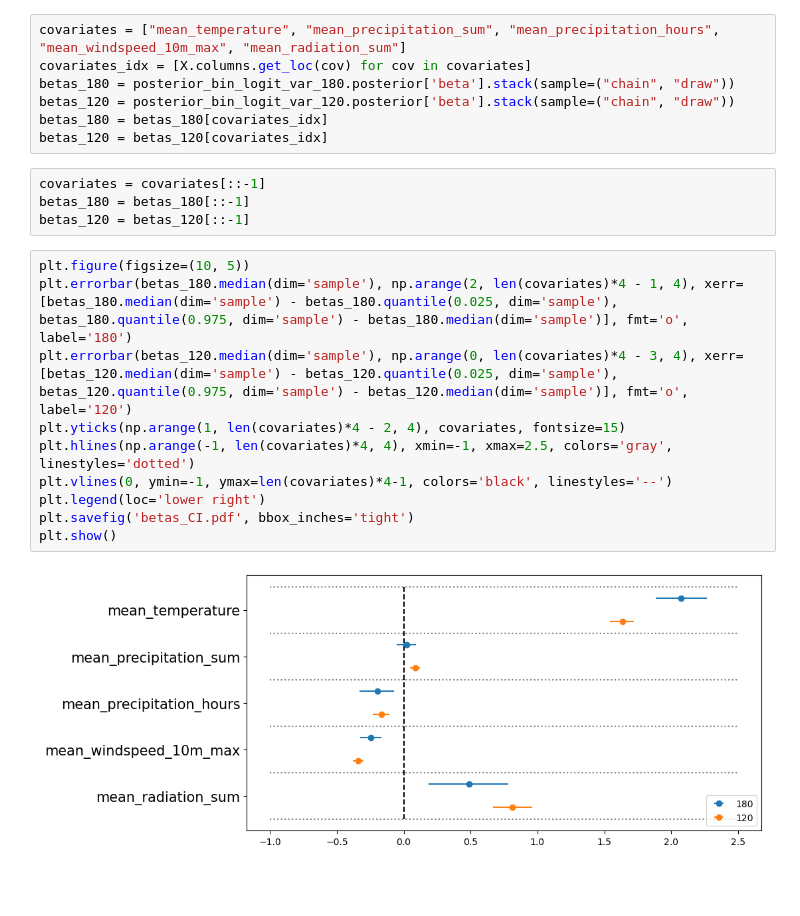
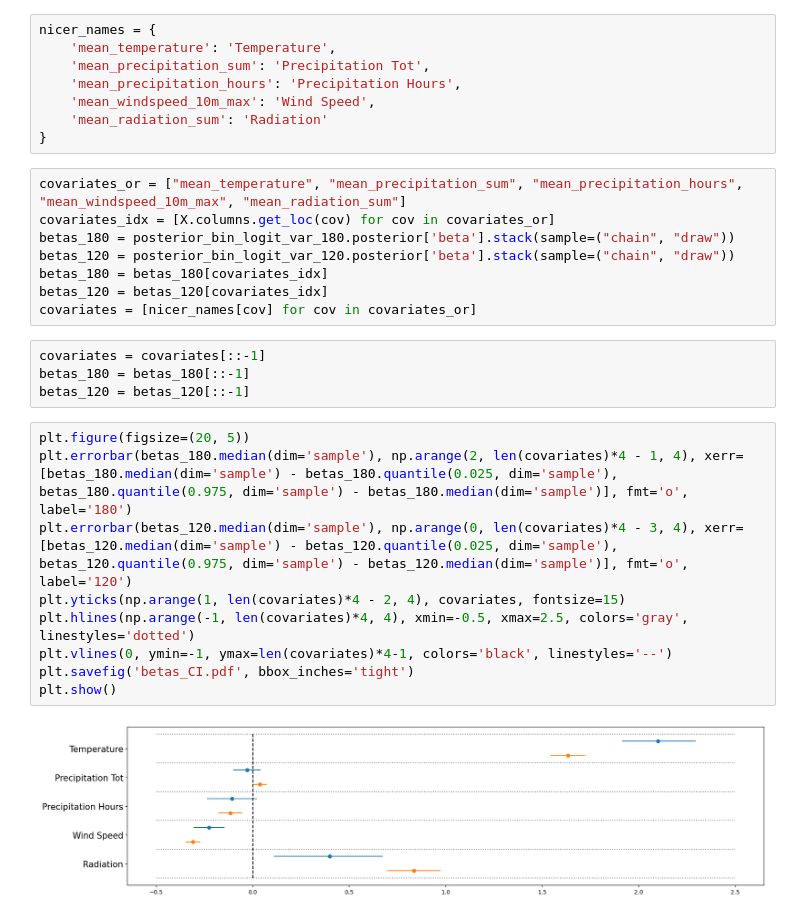
Before and after one commit to venanzjones/Bayesian_Project, a Jupyter notebook: main/Modello/Final_models_SIS.ipynb, the cells around one changed output. Saved outputs shown, nothing was run; the diff lists cells and outputs as text; blank space fills up the shorter version.

Commit message:
updated plots

```diff
--- a/main/Modello/Final_models_SIS.ipynb
+++ b/main/Modello/Final_models_SIS.ipynb
@@ -404,24 +406,32 @@ Index(['mean_temperature', 'mean_precipitation_sum',
       dtype='object')
+# %%
+nicer_names = {
+    'mean_temperature': 'Temperature',
+    'mean_precipitation_sum': 'Precipitation Tot',
+    'mean_precipitation_hours': 'Precipitation Hours',
+    'mean_windspeed_10m_max': 'Wind Speed',
+    'mean_radiation_sum': 'Radiation'
+}
 # %%
-covariates = ["mean_temperature", "mean_precipitation_sum", "mean_precipitation_hours", "mean_windspeed_10m_max", "mean_radiation_sum"]
-covariates_idx = [X.columns.get_loc(cov) for cov in covariates]
+covariates_or = ["mean_temperature", "mean_precipitation_sum", "mean_precipitation_hours", "mean_windspeed_10m_max", "mean_radiation_sum"]
+covariates_idx = [X.columns.get_loc(cov) for cov in covariates_or]
 betas_180 = posterior_bin_logit_var_180.posterior['beta'].stack(sample=("chain", "draw"))
 betas_120 = posterior_bin_logit_var_120.posterior['beta'].stack(sample=("chain", "draw"))
 betas_180 = betas_180[covariates_idx]
 betas_120 = betas_120[covariates_idx]
+covariates = [nicer_names[cov] for cov in covariates_or]
 # %%
 covariates = covariates[::-1]
 betas_180 = betas_180[::-1]
 betas_120 = betas_120[::-1]
 # %%
-plt.figure(figsize=(10, 5))
+plt.figure(figsize=(20, 5))
 plt.errorbar(betas_180.median(dim='sample'), np.arange(2, len(covariates)*4 - 1, 4), xerr=[betas_180.median(dim='sample') - betas_180.quantile(0.025, dim='sample'), betas_180.quantile(0.975, dim='sample') - betas_180.median(dim='sample')], fmt='o', label='180')
 plt.errorbar(betas_120.median(dim='sample'), np.arange(0, len(covariates)*4 - 3, 4), xerr=[betas_120.median(dim='sample') - betas_120.quantile(0.025, dim='sample'), betas_120.quantile(0.975, dim='sample') - betas_120.median(dim='sample')], fmt='o', label='120')
 plt.yticks(np.arange(1, len(covariates)*4 - 2, 4), covariates, fontsize=15)
-plt.hlines(np.arange(-1, len(covariates)*4, 4), xmin=-1, xmax=2.5, colors='gray', linestyles='dotted')
+plt.hlines(np.arange(-1, len(covariates)*4, 4), xmin=-0.5, xmax=2.5, colors='gray', linestyles='dotted')
 plt.vlines(0, ymin=-1, ymax=len(covariates)*4-1, colors='black', linestyles='--')
-plt.legend(loc='lower right')
 plt.savefig('betas_CI.pdf', bbox_inches='tight')
 plt.show()
 # %% [output]
-[figure, old version]
+[figure, new version]
```
Also changed, not shown: parts of 12 cells of this notebook, 3 other files.
